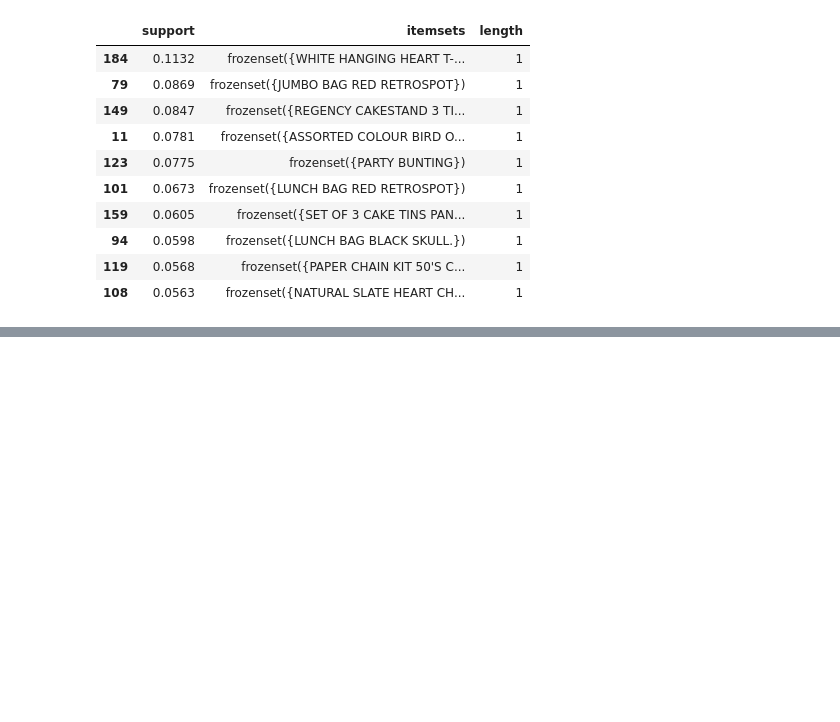
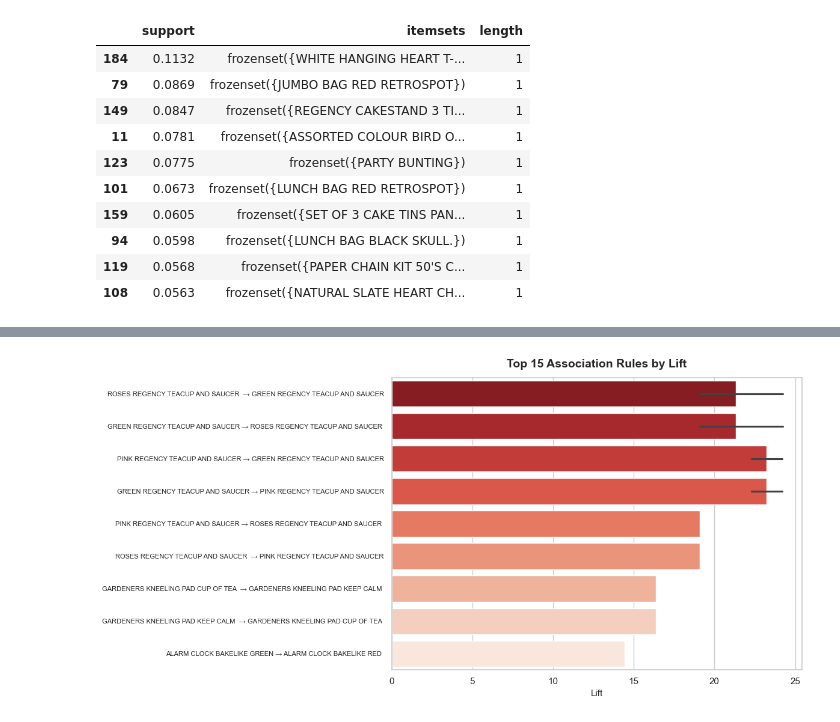
Before and after one commit to rdityaza/ecommerce-customer-segmentation-rfm, a Jupyter notebook: notebooks/03_market_basket_analysis.ipynb, the cells around one changed output, grey strips where cells are left out. Drawn from its saved outputs; the diff is of its cells as text; code cells hidden in the pictures; blank space fills up the shorter version.

```diff
--- a/notebooks/03_market_basket_analysis.ipynb
+++ b/notebooks/03_market_basket_analysis.ipynb
@@ -176,0 +188,23 @@ Top 10 Frequent Itemsets (by Support):
+# %%
+# ── Generate Association Rules ────────────────────────────────────────────────
+rules = association_rules(
+    frequent_itemsets,
+    metric='lift',
+    min_threshold=1.0    # hanya rules dengan lift > 1 (asosiasi positif)
+)
+
+# ── Sorting: Lift descending, lalu Confidence descending ─────────────────────
+rules = rules.sort_values(
+    ['lift', 'confidence'],
+    ascending=[False, False]
+).reset_index(drop=True)
+
+print(f"Total association rules ditemukan: {len(rules):,}")
+print(f"\nRange metrik:")
+print(f"  Support    : {rules['support'].min():.4f} – {rules['support'].max():.4f}")
+print(f"  Confidence : {rules['confidence'].min():.4f} – {rules['confidence'].max():.4f}")
+print(f"  Lift       : {rules['lift'].min():.4f} – {rules['lift'].max():.4f}")
+
+# ── Tampilkan 10 Rules Teratas ────────────────────────────────────────────────
+print("\nTop 10 Association Rules (sorted by Lift):")
+rules[['antecedents', 'consequents', 'support', 'confidence', 'lift']].head(10)
@@ -176,0 +256,23 @@ Top 10 Frequent Itemsets (by Support):
+# %%
+# ── Visualisasi: Top 15 Rules by Lift (Bar Chart) ────────────────────────────
+top_rules = rules.head(15).copy()
+
+# Buat label singkat untuk setiap rule
+top_rules['rule_label'] = (
+    top_rules['antecedents'].apply(lambda x: ', '.join(list(x)[:1])) +
+    ' → ' +
+    top_rules['consequents'].apply(lambda x: ', '.join(list(x)[:1]))
+)
+
+fig, ax = plt.subplots(figsize=(12, 6))
+sns.barplot(data=top_rules, x='lift', y='rule_label', palette='Reds_r', ax=ax)
+
+ax.set_title('Top 15 Association Rules by Lift', fontsize=14, fontweight='bold', pad=12)
+ax.set_xlabel('Lift', fontsize=11)
+ax.set_ylabel('')
+ax.tick_params(axis='y', labelsize=8)
+
+plt.tight_layout()
+plt.show()
+# %% [output]
+[figure, added]
```
Also changed, not shown: parts of 3 cells of this notebook.
